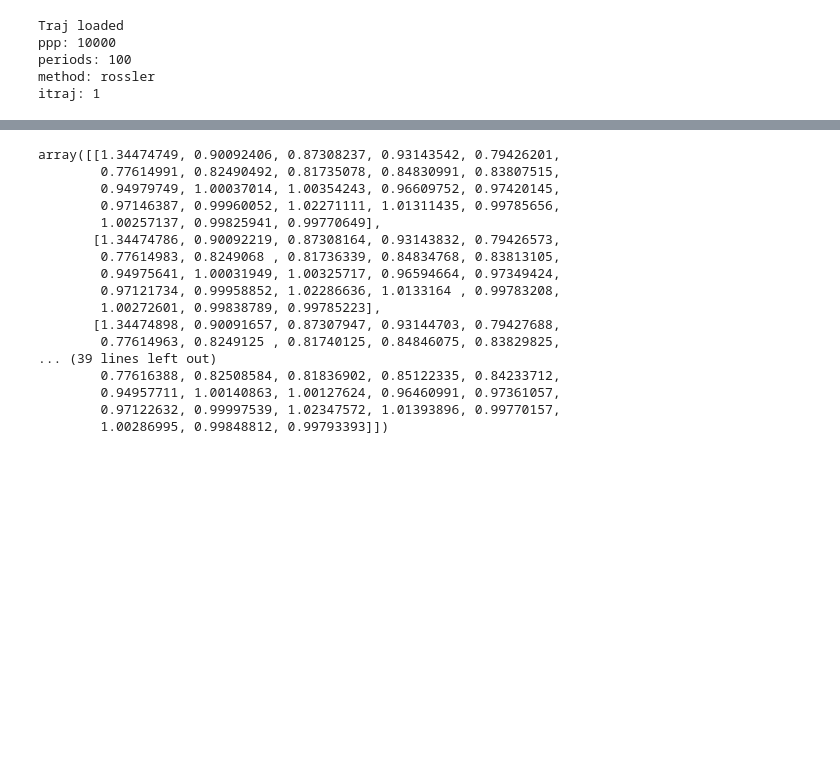
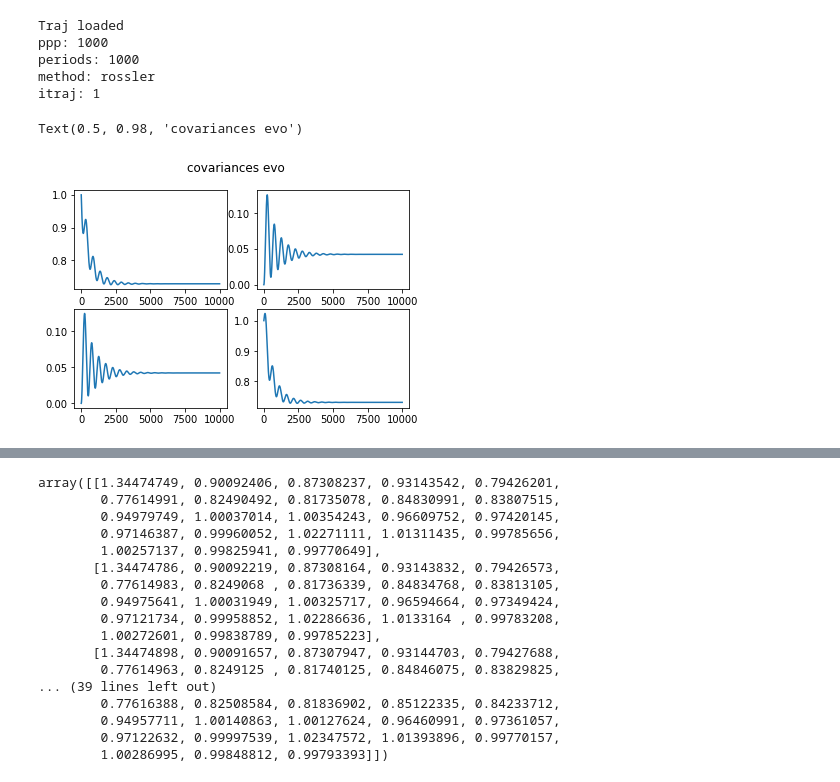
Before and after one commit to matibilkis/continuous, a Jupyter notebook: time_trace_final_time.ipynb, the cells around one changed output, grey strips where cells are left out. Drawn from its saved outputs; the diff is of its cells as text; code cells hidden in the pictures; blank space fills up the shorter version.

```diff
--- a/time_trace_final_time.ipynb
+++ b/time_trace_final_time.ipynb
@@ -2,12 +2,12 @@
 from misc import *
 import matplotlib.pyplot as plt
 from tqdm import tqdm
-periods = 100
-ppp = 10000
+periods = 1000
+ppp = 1000
 
 states = {}
 states_euler = {}
-windows = np.concatenate([(10**k)*np.arange(2,11) for k in range(4)])
+windows = np.concatenate([(10**k)*np.arange(2,11) for k in range(3)])
 rppps = [1] #+ list(windows)
 for rppp in rppps:
     states[rppp], covs, signals, params, times = load_data(path=get_def_path()+"rppp{}/".format(rppp), periods=periods, ppp=ppp, method="rossler")
@@ -15,7 +15,16 @@ for rppp in rppps:
      #                                                                              periods=periods, ppp=ppp, method="euler")
 # %% [output]
 Traj loaded
-ppp: 10000
-periods: 100
+ppp: 1000
+periods: 1000
 method: rossler
 itraj: 1
+# %%
+for i in range(2):
+    for k in range(2):
+        ax = plt.subplot2grid((2,2),(i,k))
+        ax.plot(covs[:,i,k][:10000])
+plt.suptitle("covariances evo")
+# %% [output]
+Text(0.5, 0.98, 'covariances evo')
+[figure, added]
```
Also changed, not shown: parts of 4 cells of this notebook, 5 other files.
